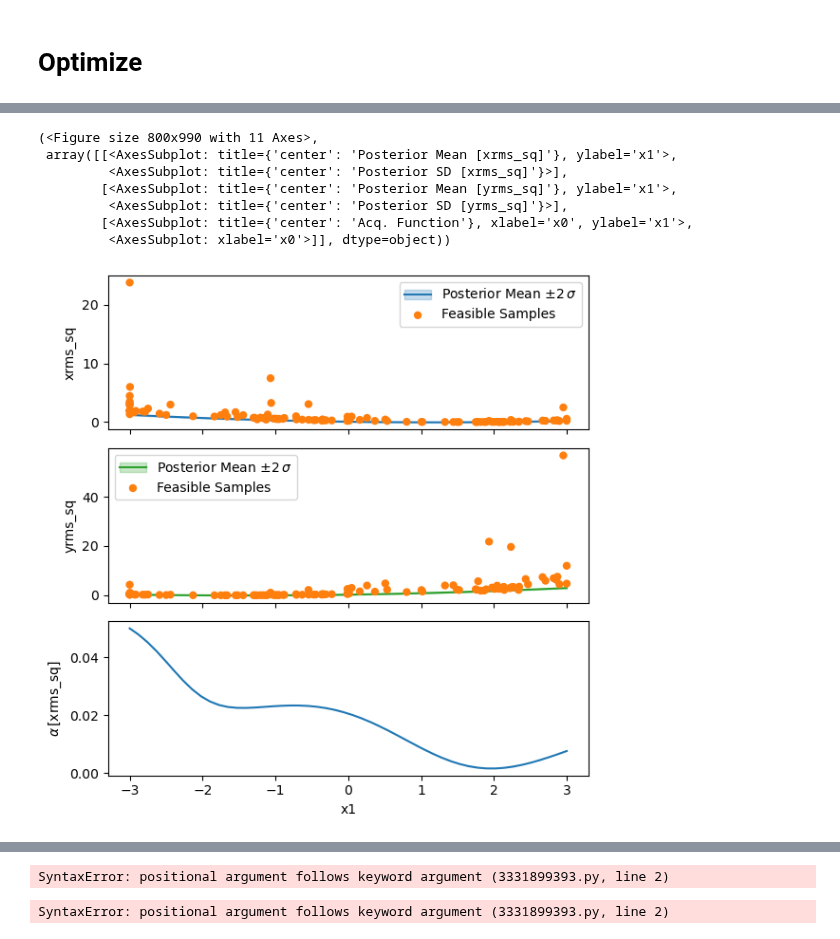
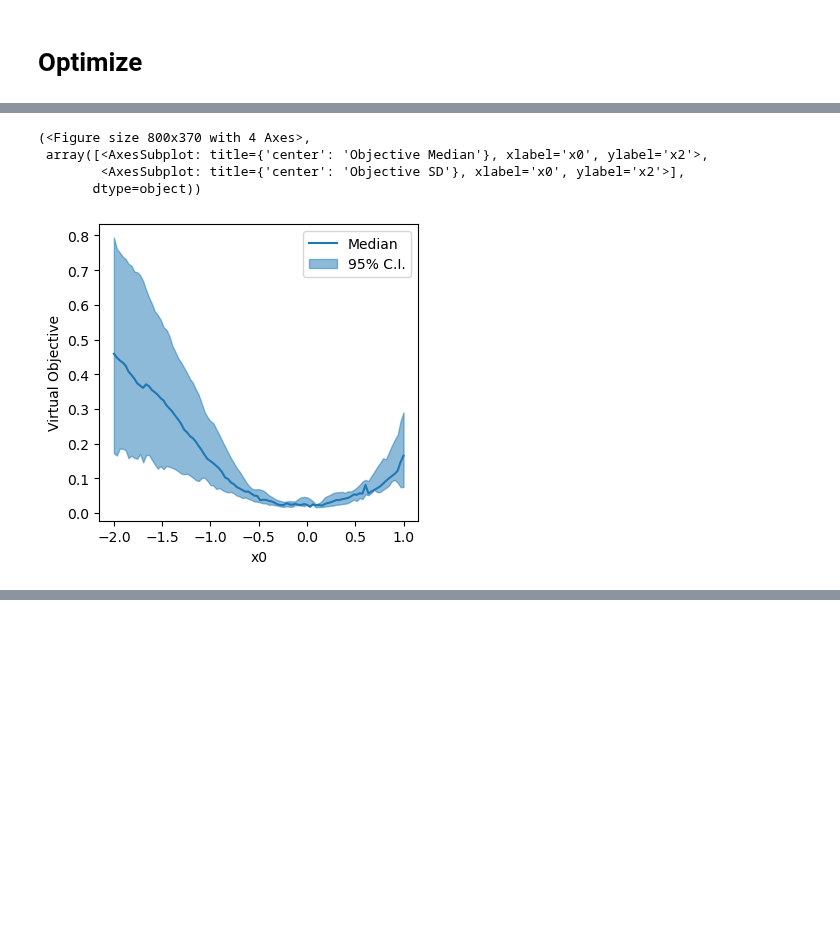
Before and after one commit to roussel-ryan/emitopt, a Jupyter notebook: examples/bax-emittance-xy-minimization-toy-model-THINQUAD.ipynb, the cells around one changed output, grey strips where cells are left out. Saved outputs shown, nothing was run; the diff lists cells and outputs as text; code cells hidden in the pictures; blank space fills up the shorter version.

Commit message:
Update algorithm for compatibility with Xopt virtual objective plotting. Also fix bug in build_quad_rmat.

```diff
--- a/examples/bax-emittance-xy-minimization-toy-model-THINQUAD.ipynb
+++ b/examples/bax-emittance-xy-minimization-toy-model-THINQUAD.ipynb
@@ -52,11 +52,11 @@ False
 # %%
 ndim = 3 #number of input dimensions
 noise = False #whether to add noise to the ground-truth beam size function outputs
-thick_quad = True
+thick_quad = False
 meas_dim = 1 #input dimension for measurement parameter
-n_obs_init = 10 #number of random initial observations for GP model
+n_obs_init = 50 #number of random initial observations for GP model
 n_samples = 20 #number of posterior samples for BAX
-n_iter = 100 #number of optimization steps for Xopt to take (after acquiring random initial data)
+n_iter = 50 #number of optimization steps for Xopt to take (after acquiring random initial data)
 rand_seed = 3
 
 #random seeds for reproducibility
@@ -361,15 +371,12 @@ Iteration: 12 / 100
 # %%
 optimizer.generator.train_model()
 # visualize_generator_model(optimizer.generator, variable_names=['x1'], reference_point={'x0':torch.tensor([0.]), 'x2':torch.tensor([0.])})
 # visualize_generator_model(optimizer.generator, variable_names=['x0','x1'], reference_point={'x2':torch.tensor([0.])})
-visualize_generator_model(optimizer.generator, variable_names=['x1'], reference_point={'x0':torch.tensor([0.]), 'x2':torch.tensor([0.]), 'x3':torch.tensor([0.])})
-visualize_generator_model(optimizer.generator, variable_names=['x0','x1'], reference_point={'x0': torch.tensor([0.]), 'x2':torch.tensor([0.]), 'x3':torch.tensor([0.])})
+visualize_virtual_objective(optimizer.generator, variable_names=['x0'],reference_point={'x0':torch.tensor([0.]), 'x1':torch.tensor([0.]), 'x2':torch.tensor([0.])}, n_grid=100, n_samples=1000)
+visualize_virtual_objective(optimizer.generator, variable_names=['x0','x2'],reference_point={'x0':torch.tensor([0.]), 'x1':torch.tensor([0.]), 'x2':torch.tensor([0.])}, n_grid=10, n_samples=1000)
 # %% [output]
-(<Figure size 800x990 with 11 Axes>,
- array([[<AxesSubplot: title={'center': 'Posterior Mean [xrms_sq]'}, ylabel='x1'>,
-         <AxesSubplot: title={'center': 'Posterior SD [xrms_sq]'}>],
-        [<AxesSubplot: title={'center': 'Posterior Mean [yrms_sq]'}, ylabel='x1'>,
-         <AxesSubplot: title={'center': 'Posterior SD [yrms_sq]'}>],
-        [<AxesSubplot: title={'center': 'Acq. Function'}, xlabel='x0', ylabel='x1'>,
-         <AxesSubplot: xlabel='x0'>]], dtype=object))
+(<Figure size 800x370 with 4 Axes>,
+ array([<AxesSubplot: title={'center': 'Objective Median'}, xlabel='x0', ylabel='x2'>,
+        <AxesSubplot: title={'center': 'Objective SD'}, xlabel='x0', ylabel='x2'>],
+       dtype=object))
-[figure, old version]
+[figure, new version]
@@ -377,13 +384,3 @@ visualize_generator_model(optimizer.generator, variable_names=['x0','x1'], refer
-# %%
-from xopt.generators.bayesian.bax.visualize import visualize_virtual_objective
-visualize_virtual_objective(optimizer.generator,variable_names=['x0'], 2eference_point={'x0':torch.tensor([0.]),'x1':torch.tensor([0.]),'x2':torch.tensor([0.]), 'x3':torch.tensor([0.])}, n_grid=10, n_samples=1000)
-# %% [output]
-SyntaxError: positional argument follows keyword argument (3331899393.py, line 2)
-# %%
-from xopt.generators.bayesian.bax.visualize import visualize_virtual_objective
-visualize_virtual_objective(optimizer.generator,variable_names=['x0'], 2eference_point={'x0':torch.tensor([0.]),'x1':torch.tensor([0.]),'x2':torch.tensor([0.]), 'x3':torch.tensor([0.])}, n_grid=10, n_samples=1000)
-# %% [output]
-SyntaxError: positional argument follows keyword argument (3331899393.py, line 2)
 # %%
 from emitopt.visualize import plot_sample_optima_convergence_inputs
 fig, axs = plot_sample_optima_convergence_inputs(optimizer.generator, results, show_valid_only=False)
```
Also changed, not shown: parts of 12 cells of this notebook, 4 other files.
